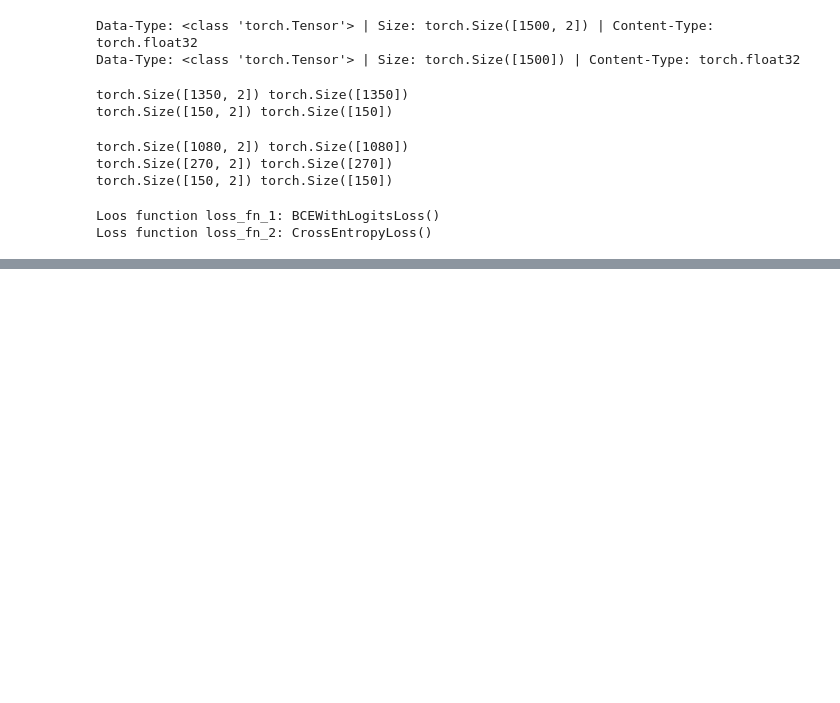
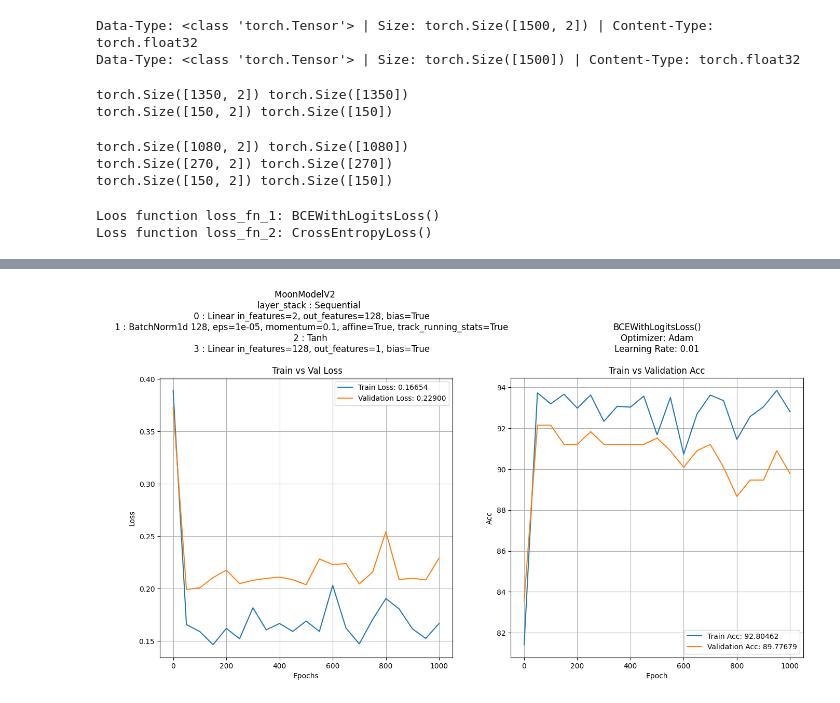
Before and after one commit to marcel1520/ML-course-train-val-test, a Jupyter notebook: training_nn_moons_loop_function.ipynb, the cells around one changed output, grey strips where cells are left out. Drawn from its saved outputs; the diff is of its cells as text; code cells hidden in the pictures; blank space fills up the shorter version.

```diff
--- a/training_nn_moons_loop_function.ipynb
+++ b/training_nn_moons_loop_function.ipynb
@@ -351,0 +373,15 @@ results_V1_2
+# %%
+epochs_count_V2, loss_values_V2_2op1, acc_values_V2_2op1, val_loss_values_V2_2op1, val_acc_values_V2_2op1 = run_experiment(moon_model_V2_2, loss_fn_1, accuracy_fn, adam_001_V2_2,
+                                                                                                                           train_loader, val_loader, 1050, 50, device=None)
+
+final_loss_V2_2op1, final_acc_V2_2op1, final_val_loss_V2_2op1, final_val_acc_V2_2op1 = collecting_final_values(loss_values_V2_2op1, acc_values_V2_2op1,
+                                                                                                               val_loss_values_V2_2op1, val_acc_values_V2_2op1)
+
+moon_model_V2_2_graphs = plot_graphs(moon_model_V2_2_architecture, loss_fn_1,
+                                     adam_001_data[0], adam_001_data[1],
+                                     final_loss_V2_2op1, final_acc_V2_2op1,
+                                     final_val_loss_V2_2op1, final_val_acc_V2_2op1,
+                                     loss_values_V2_2op1, acc_values_V2_2op1,
+                                     val_loss_values_V2_2op1, val_acc_values_V2_2op1,
+                                     epochs_count_V2)
+# %% [output]
@@ -351,0 +405 @@ results_V1_2
+[figure, added]
```
Also changed, not shown: parts of 14 cells of this notebook, 1 other file.
